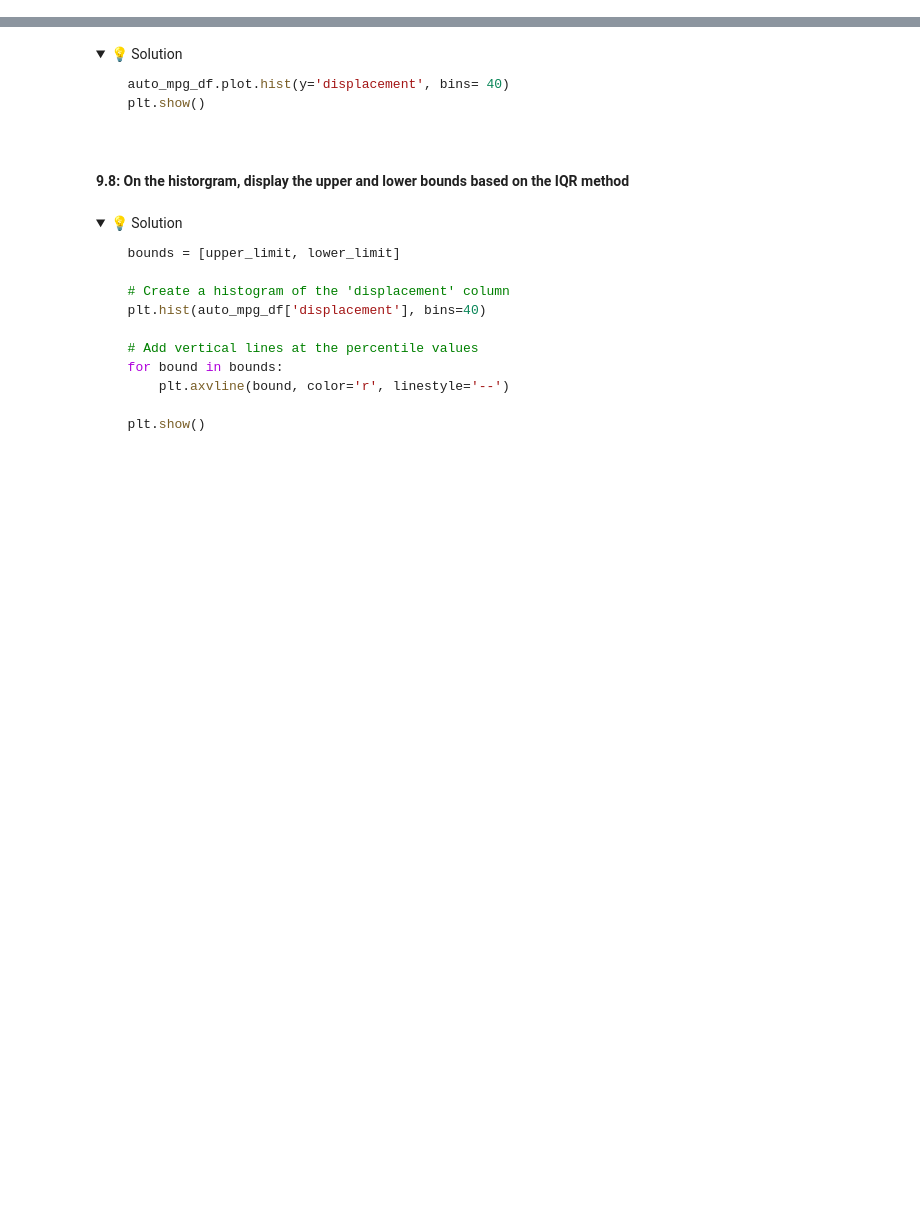
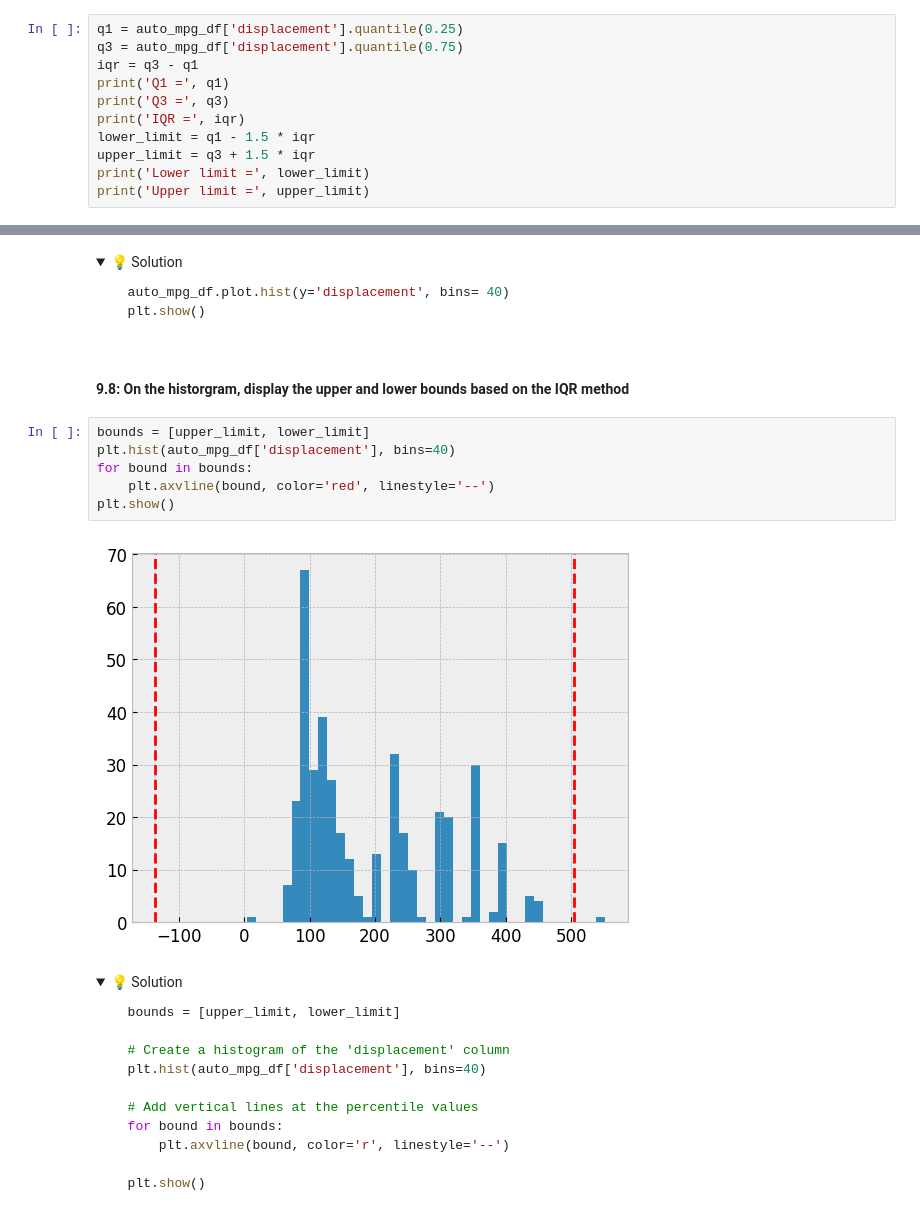
Before and after one commit to IT4063-Spring2025/exploratory-data-analysis-BeccaCordray, a Jupyter notebook: notebook.ipynb, the cells around one changed output, grey strips where cells are left out. Drawn from its saved outputs; the diff is of its cells as text; folded sections open; blank space fills up the shorter version.

```diff
--- a/notebook.ipynb
+++ b/notebook.ipynb
@@ -641,3 +646,14 @@ We will be exploring all 3 methods in this exercise.
 * Calculate the lower and upper bound of the data. using a 1.5 multiple or the IQR.
   * Lower bound = 25th percentile - 1.5 * IQR
   * Upper bound = 75th percentile + 1.5 * IQR
+# %%
+q1 = auto_mpg_df['displacement'].quantile(0.25)
+q3 = auto_mpg_df['displacement'].quantile(0.75)
+iqr = q3 - q1
+print('Q1 =', q1)
+print('Q3 =', q3)
+print('IQR =', iqr)
+lower_limit = q1 - 1.5 * iqr
+upper_limit = q3 + 1.5 * iqr
+print('Lower limit =', lower_limit)
+print('Upper limit =', upper_limit)
@@ -740,6 +798,14 @@ we'll use a 1% threshold for this exercise.
 </details>
 # %% [markdown]
 #### 9.8: On the historgram, display the upper and lower bounds based on the IQR method
+# %%
+bounds = [upper_limit, lower_limit]
+plt.hist(auto_mpg_df['displacement'], bins=40)
+for bound in bounds:
+    plt.axvline(bound, color='red', linestyle='--')
+plt.show()
+# %% [output]
+[figure, added]
 # %% [markdown]
 <details>
   <summary>💡 Solution</summary>
```
Also changed, not shown: parts of 11 cells of this notebook.
